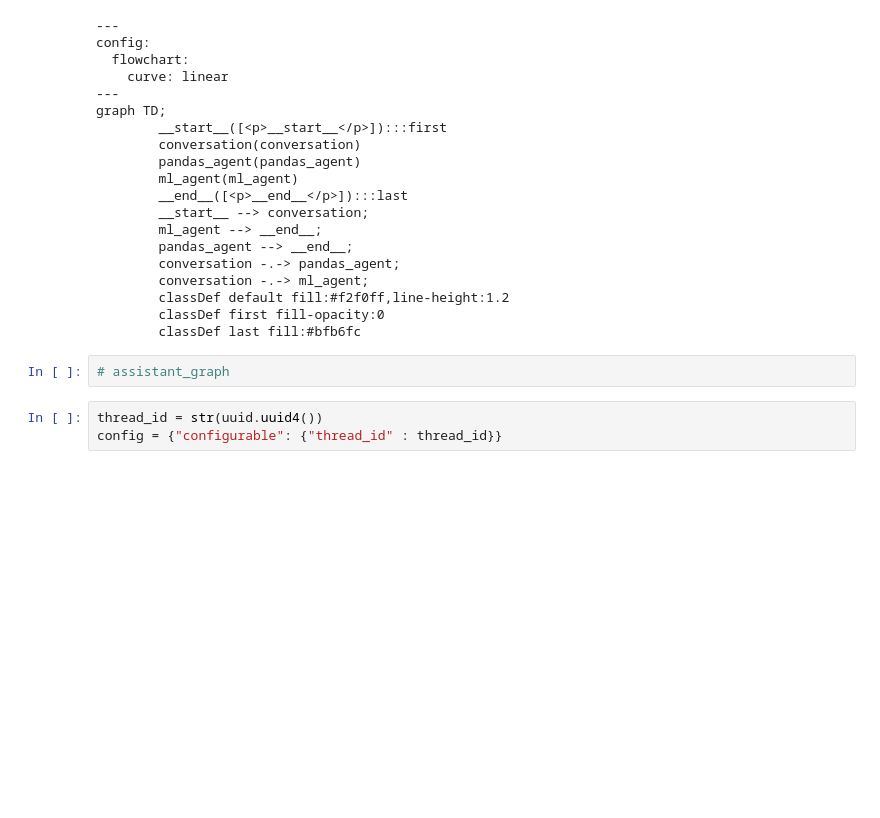
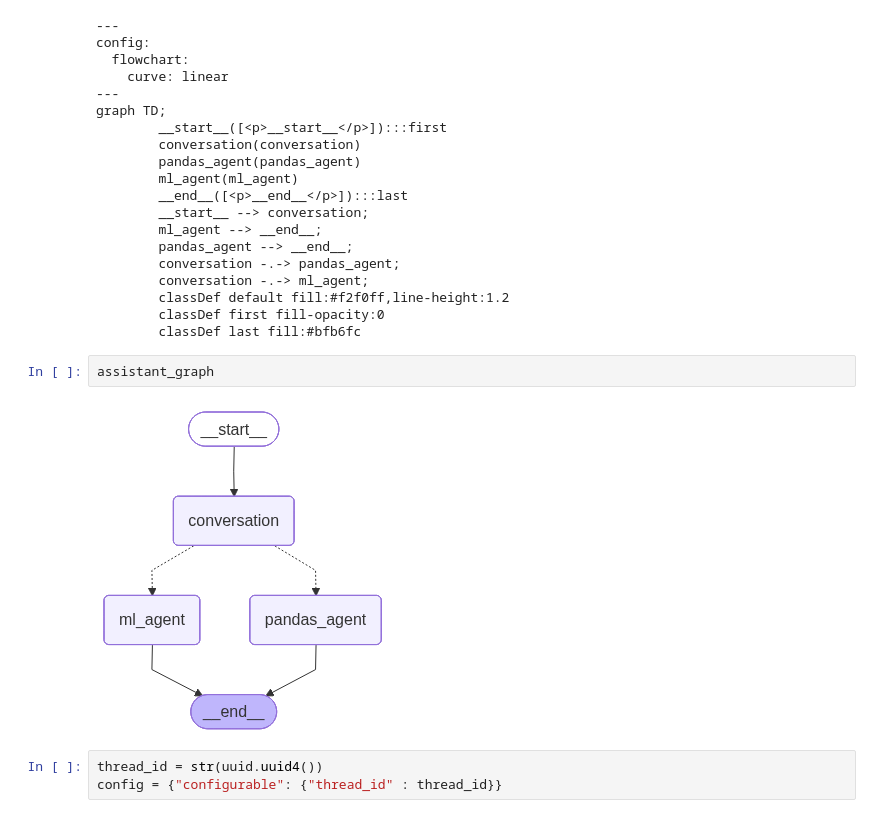
Before and after one commit to Davit98/medium, a Jupyter notebook: dataframe_chatbot/notebooks/Demo.ipynb, the cells around one changed output. Saved outputs shown, nothing was run; the diff lists cells and outputs as text; blank space fills up the shorter version.

Commit message:
DataFrame Assistant
- fix the calculation of the `n_msg` variable in the assistant's nodes and the usage of `state["messages"]`
- rerun Demo notebook

```diff
--- a/dataframe_chatbot/notebooks/Demo.ipynb
+++ b/dataframe_chatbot/notebooks/Demo.ipynb
@@ -36,7 +36,9 @@ graph TD;
         classDef first fill-opacity:0
         classDef last fill:#bfb6fc
 # %%
-# assistant_graph
+assistant_graph
+# %% [output]
+[figure, added]
 # %%
 thread_id = str(uuid.uuid4())
 config = {"configurable": {"thread_id" : thread_id}}
```
Also changed, not shown: parts of 4 cells of this notebook, 1 other file.
